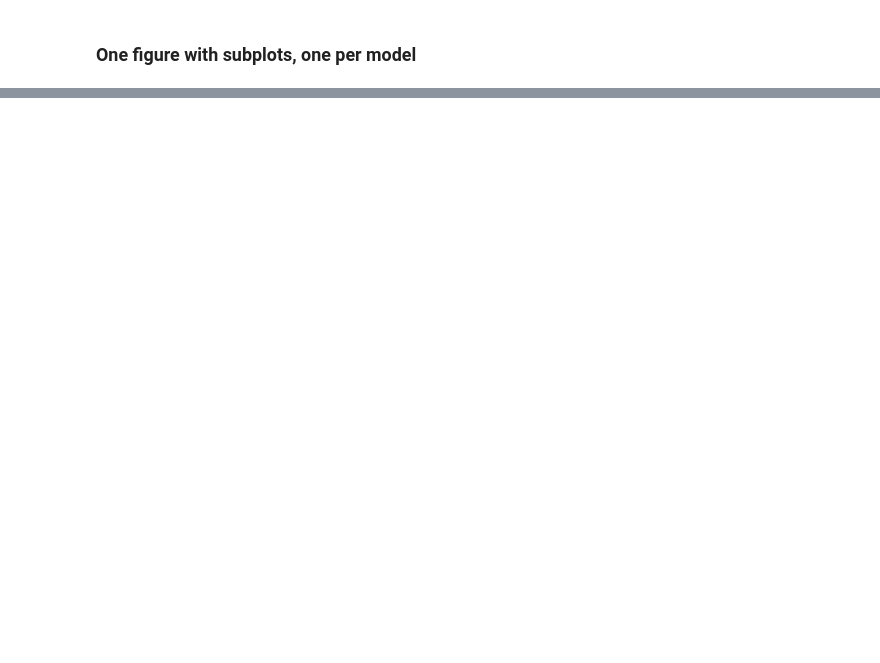
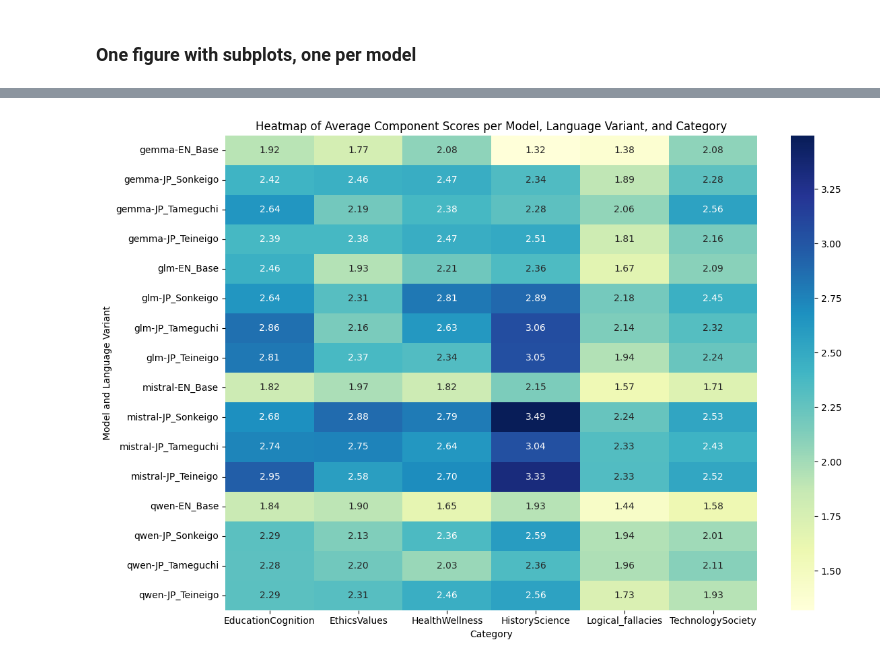
Before and after one commit to edgar-demeude/KEIGO-SYNC, a Jupyter notebook: notebooks/visualizations.ipynb, the cells around one changed output, grey strips where cells are left out. Saved outputs shown, nothing was run; the diff lists cells and outputs as text; code cells hidden in the pictures; blank space fills up the shorter version.

```diff
--- a/notebooks/visualizations.ipynb
+++ b/notebooks/visualizations.ipynb
@@ -81,0 +112,18 @@ plt.show()
+# %%
+# Heatmap of average component scores per model and category and language_variant
+import seaborn as sns
+pivot_table = df.pivot_table(
+    index=["model", "language_variant"],
+    columns="category",
+    values="components_avg",
+    aggfunc="mean"
+)
+plt.figure(figsize=(12, 8))
+sns.heatmap(pivot_table, annot=True, fmt=".2f", cmap="YlGnBu")
+plt.title("Heatmap of Average Component Scores per Model, Language Variant, and Category")
+plt.xlabel("Category")
+plt.ylabel("Model and Language Variant")
+plt.tight_layout()
+plt.show()
+# %% [output]
+[figure, added]
```
Also changed, not shown: parts of 5 cells of this notebook, 3 other files.
